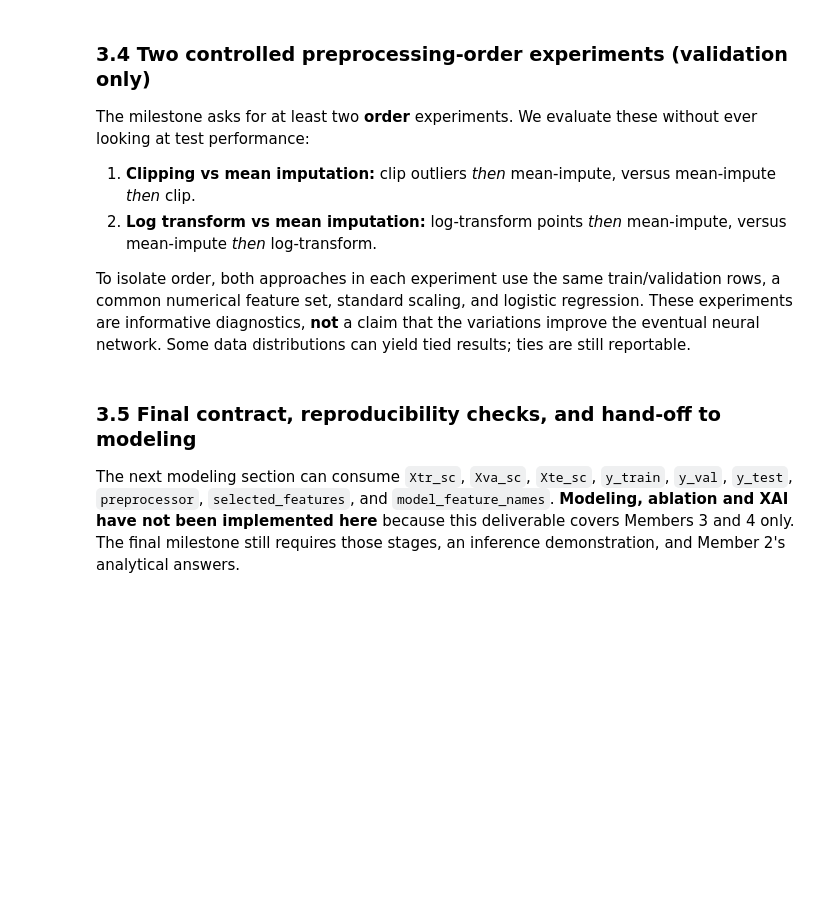
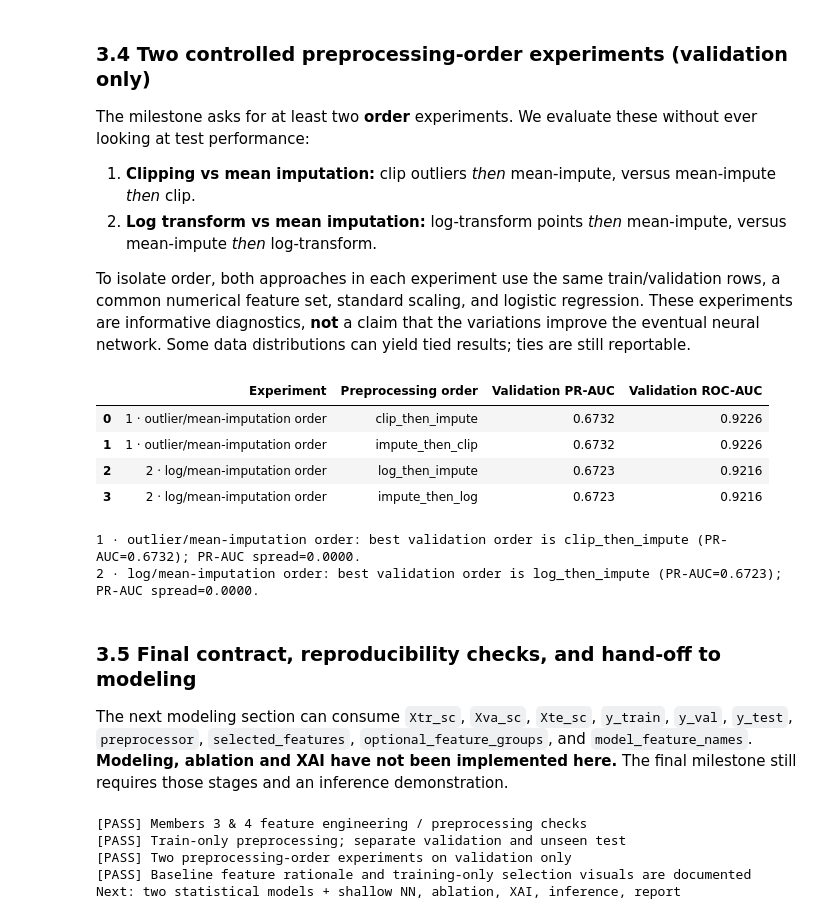
Before and after one commit to BaheyH/ML_F1_ACL2, a Jupyter notebook: Notebooks/F1_Combined_Members_1_to_4.ipynb, the cells around one changed output. Cells and saved outputs as stored; diff of their text form; code cells hidden in the pictures; blank space fills up the shorter version.

```diff
--- a/Notebooks/F1_Combined_Members_1_to_4.ipynb
+++ b/Notebooks/F1_Combined_Members_1_to_4.ipynb
@@ -1336,15 +1430,19 @@ We check the modeling grain and inspect missingness without changing Member 1's
 # %%
-# TEMPORARY: Candidate features; Member 2's evidence may change these.
+# Final compact baseline: every column is known before the race and has a documented rationale.
 numeric_features = [
-    "grid", "grid_top3", "grid_top5", "qualifying_position", "qualifying_available",
+    "grid", "qualifying_position", "qualifying_available",
     "driver_races_before", "driver_podium_rate_before", "driver_last5_podium_rate",
-    "constructor_races_before", "constructor_last5_podium_rate",
-    "constructor_podium_rate_before", "driver_points_before_race",
-    "driver_rank_before_race", "constructor_points_before_race",
+    "constructor_races_before", "constructor_podium_rate_before",
+    "constructor_last5_podium_rate", "driver_rank_before_race",
     "constructor_rank_before_race"
 ]
-# TEMPORARY: Add circuit and constructor identifiers as categorical labels (not magnitude values).
-categorical_features = ["circuitId", "constructorId"]
+# Identifiers are held back from the baseline to avoid unnecessary memorisation.
+categorical_features = []
+optional_feature_groups = {
+    "derived_grid_flags": ["grid_top3", "grid_top5"],
+    "standings_points_instead_of_rank": ["driver_points_before_race", "constructor_points_before_race"],
+    "categorical_context": ["circuitId", "constructorId"],
+}
 selected_features = numeric_features + categorical_features
 
 # LEAKAGE_CHECK: Explicitly exclude current result fields from features.
@@ -1360,4 +1458,4 @@ print("Validated rows:", len(feature_df), "| Candidate inputs:", len(selected_fe
 display((feature_df[selected_features].isna().mean() * 100)
         .sort_values(ascending=False).head(12).rename("Missing percentage").to_frame())
 
-# REVIEW_INTEGRATION: Compare selected features against completed Member 2 plots and conclusions.
+# REVIEW_INTEGRATION: Test optional_feature_groups only on validation during later ablations.
@@ -1473,8 +1682,9 @@ from sklearn.metrics import average_precision_score, roc_auc_score
 experiment_cols = ["grid", "qualifying_position", "driver_last5_podium_rate",
                    "constructor_last5_podium_rate", "driver_points_before_race",
                    "constructor_points_before_race"]
-exp_train = X_train[experiment_cols].apply(pd.to_numeric, errors="coerce")
-exp_val = X_val[experiment_cols].apply(pd.to_numeric, errors="coerce")
+# These controlled order experiments use a fixed raw candidate slice; points are not baseline inputs.
+exp_train = train_df[experiment_cols].apply(pd.to_numeric, errors="coerce")
+exp_val = val_df[experiment_cols].apply(pd.to_numeric, errors="coerce")
 
 # LEAKAGE_CHECK: All learned cutoffs, means and scalers come solely from exp_train.
 def prepare_experiment(train_x, val_x, method):
@@ -1504,38 +1714,50 @@ def prepare_experiment(train_x, val_x, method):
             a, b = a.fillna(fill), b.fillna(fill)
             a[point_cols], b[point_cols] = np.log1p(a[point_cols]), np.log1p(b[point_cols])
     else:
         raise ValueError("Unknown experimental pipeline")
     # Protect against an all-missing training column if the dataset/version changes.
     assert a.notna().all().all() and b.notna().all().all(), "Experiment has all-missing columns."
     scaler = StandardScaler()
     return scaler.fit_transform(a), scaler.transform(b)
 
 experiment_records = []
 for experiment_name, methods in [
     ("1 · outlier/mean-imputation order", ["clip_then_impute", "impute_then_clip"]),
     ("2 · log/mean-imputation order", ["log_then_impute", "impute_then_log"])
 ]:
     for method in methods:
         xt, xv = prepare_experiment(exp_train, exp_val, method)
         baseline = LogisticRegression(max_iter=1000, class_weight="balanced", random_state=42)
         baseline.fit(xt, y_train)
         val_proba = baseline.predict_proba(xv)[:, 1]
         experiment_records.append({
             "Experiment": experiment_name,
             "Preprocessing order": method,
             "Validation PR-AUC": average_precision_score(y_val, val_proba),
             "Validation ROC-AUC": roc_auc_score(y_val, val_proba),
         })
 experiment_results = pd.DataFrame(experiment_records)
 display(experiment_results.round(4))
+for experiment_name, group in experiment_results.groupby("Experiment", sort=False):
+    best = group.sort_values(["Validation PR-AUC", "Validation ROC-AUC"], ascending=False).iloc[0]
+    spread = group["Validation PR-AUC"].max() - group["Validation PR-AUC"].min()
+    print(f"{experiment_name}: best validation order is {best['Preprocessing order']} "
+          f"(PR-AUC={best['Validation PR-AUC']:.4f}); PR-AUC spread={spread:.4f}.")
 
-# TODO_MEMBER2: Add a short interpretation linked to observed missingness/outlier EDA.
 # REVIEW_INTEGRATION: Re-run experiments if final features or season boundaries change.
 # LEAKAGE_CHECK: Test set was not used in these comparisons.
+# %% [output]
+|  | Experiment | Preprocessing order | Validation PR-AUC | Validation ROC-AUC |
+| 0 | 1 · outlier/mean-imputation order | clip_then_impute | 0.6732 | 0.9226 |
+| 1 | 1 · outlier/mean-imputation order | impute_then_clip | 0.6732 | 0.9226 |
+| 2 | 2 · log/mean-imputation order | log_then_impute | 0.6723 | 0.9216 |
+| 3 | 2 · log/mean-imputation order | impute_then_log | 0.6723 | 0.9216 |
+1 · outlier/mean-imputation order: best validation order is clip_then_impute (PR-AUC=0.6732); PR-AUC spread=0.0000.
+2 · log/mean-imputation order: best validation order is log_then_impute (PR-AUC=0.6723); PR-AUC spread=0.0000.
 # %% [markdown]
 ### 3.5 Final contract, reproducibility checks, and hand-off to modeling
 
-The next modeling section can consume `Xtr_sc`, `Xva_sc`, `Xte_sc`, `y_train`, `y_val`, `y_test`, `preprocessor`, `selected_features`, and `model_feature_names`. **Modeling, ablation and XAI have not been implemented here** because this deliverable covers Members 3 and 4 only. The final milestone still requires those stages, an inference demonstration, and Member 2's analytical answers.
+The next modeling section can consume `Xtr_sc`, `Xva_sc`, `Xte_sc`, `y_train`, `y_val`, `y_test`, `preprocessor`, `selected_features`, `optional_feature_groups`, and `model_feature_names`. **Modeling, ablation and XAI have not been implemented here.** The final milestone still requires those stages and an inference demonstration.
 # %%
 assert len(X_train) == len(y_train) == Xtr_sc.shape[0]
 assert len(X_val) == len(y_val) == Xva_sc.shape[0]
@@ -1548,5 +1770,11 @@ assert not set(selected_features).intersection({"podium", "positionOrder", "poin
 print("[PASS] Members 3 & 4 feature engineering / preprocessing checks")
 print("[PASS] Train-only preprocessing; separate validation and unseen test")
 print("[PASS] Two preprocessing-order experiments on validation only")
-print("[REVIEW_INTEGRATION] Confirm teammate joins, EDA evidence, feature list, and duplicate rule")
+print("[PASS] Baseline feature rationale and training-only selection visuals are documented")
 print("Next: two statistical models + shallow NN, ablation, XAI, inference, report")
+# %% [output]
+[PASS] Members 3 & 4 feature engineering / preprocessing checks
+[PASS] Train-only preprocessing; separate validation and unseen test
+[PASS] Two preprocessing-order experiments on validation only
+[PASS] Baseline feature rationale and training-only selection visuals are documented
+Next: two statistical models + shallow NN, ablation, XAI, inference, report
```
Also changed, not shown: parts of 28 cells of this notebook, 1 other file.
